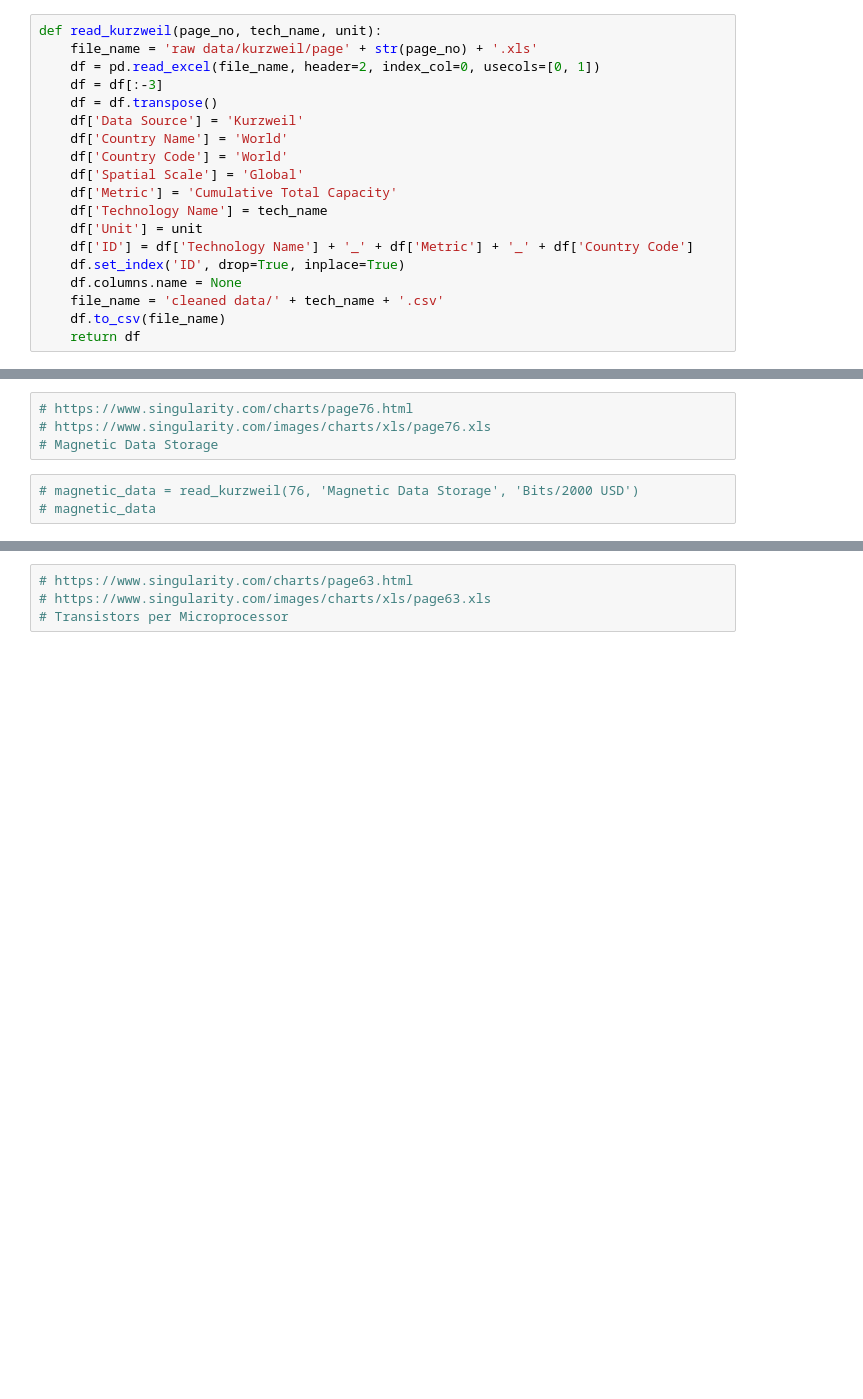
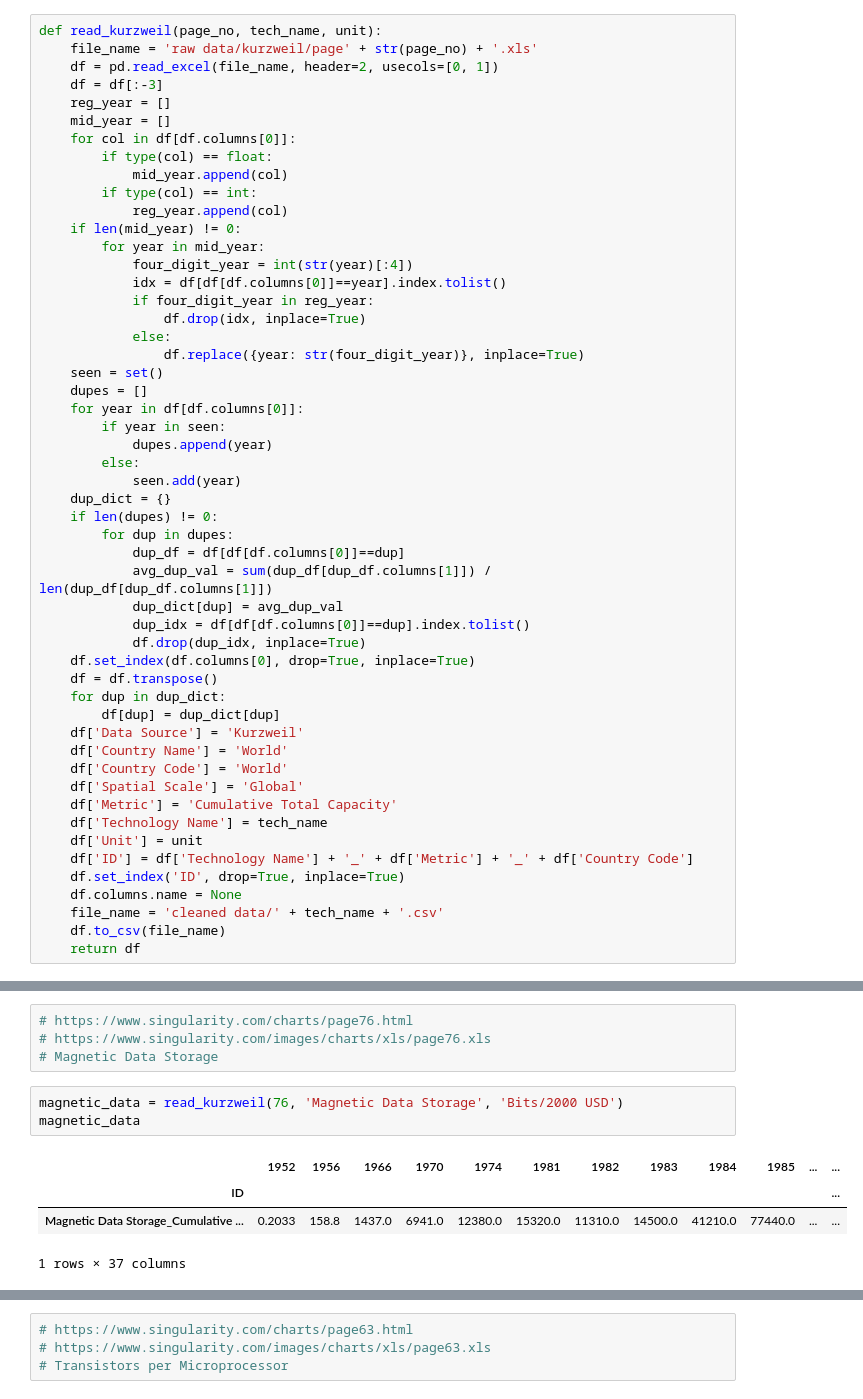
Before and after one commit to ariana848/historical_tech, a Jupyter notebook: reading files/read_kurzweil.ipynb, the cells around one changed output, grey strips where cells are left out. Cells and saved outputs as stored; diff of their text form; blank space fills up the shorter version.

```diff
--- a/reading files/read_kurzweil.ipynb
+++ b/reading files/read_kurzweil.ipynb
@@ -9,9 +9,42 @@ os.chdir(path)
 # %%
 def read_kurzweil(page_no, tech_name, unit):
     file_name = 'raw data/kurzweil/page' + str(page_no) + '.xls'
-    df = pd.read_excel(file_name, header=2, index_col=0, usecols=[0, 1])
+    df = pd.read_excel(file_name, header=2, usecols=[0, 1])
     df = df[:-3]
+    reg_year = []
+    mid_year = []
+    for col in df[df.columns[0]]:
+        if type(col) == float:
+            mid_year.append(col)
+        if type(col) == int:
+            reg_year.append(col)
+    if len(mid_year) != 0:
+        for year in mid_year:
+            four_digit_year = int(str(year)[:4])
+            idx = df[df[df.columns[0]]==year].index.tolist()
+            if four_digit_year in reg_year:
+                df.drop(idx, inplace=True)
+            else:
+                df.replace({year: str(four_digit_year)}, inplace=True)
+    seen = set()
+    dupes = []
+    for year in df[df.columns[0]]:
+        if year in seen:
+            dupes.append(year)
+        else:
+            seen.add(year)
+    dup_dict = {}
+    if len(dupes) != 0:
+        for dup in dupes:
+            dup_df = df[df[df.columns[0]]==dup]
+            avg_dup_val = sum(dup_df[dup_df.columns[1]]) / len(dup_df[dup_df.columns[1]])
+            dup_dict[dup] = avg_dup_val
+            dup_idx = df[df[df.columns[0]]==dup].index.tolist()
+            df.drop(dup_idx, inplace=True)
+    df.set_index(df.columns[0], drop=True, inplace=True)
     df = df.transpose()
+    for dup in dup_dict:
+        df[dup] = dup_dict[dup]
     df['Data Source'] = 'Kurzweil'
     df['Country Name'] = 'World'
     df['Country Code'] = 'World'
@@ -66,5 +99,10 @@ microprocessor_clock
 # https://www.singularity.com/images/charts/xls/page76.xls
 # Magnetic Data Storage
 # %%
-# magnetic_data = read_kurzweil(76, 'Magnetic Data Storage', 'Bits/2000 USD')
-# magnetic_data
+magnetic_data = read_kurzweil(76, 'Magnetic Data Storage', 'Bits/2000 USD')
+magnetic_data
+# %% [output]
+|  | 1952 | 1956 | 1966 | 1970 | 1974 | 1981 | 1982 | 1983 | 1984 | 1985 | ... | ... |
+| ID |  |  |  |  |  |  |  |  |  |  |  | ... |
+| Magnetic Data Storage_Cumulative ... | 0.2033 | 158.8 | 1437.0 | 6941.0 | 12380.0 | 15320.0 | 11310.0 | 14500.0 | 41210.0 | 77440.0 | ... | ... |
+1 rows × 37 columns
```
Also changed, not shown: parts of 4 cells of this notebook, 8 other files.
